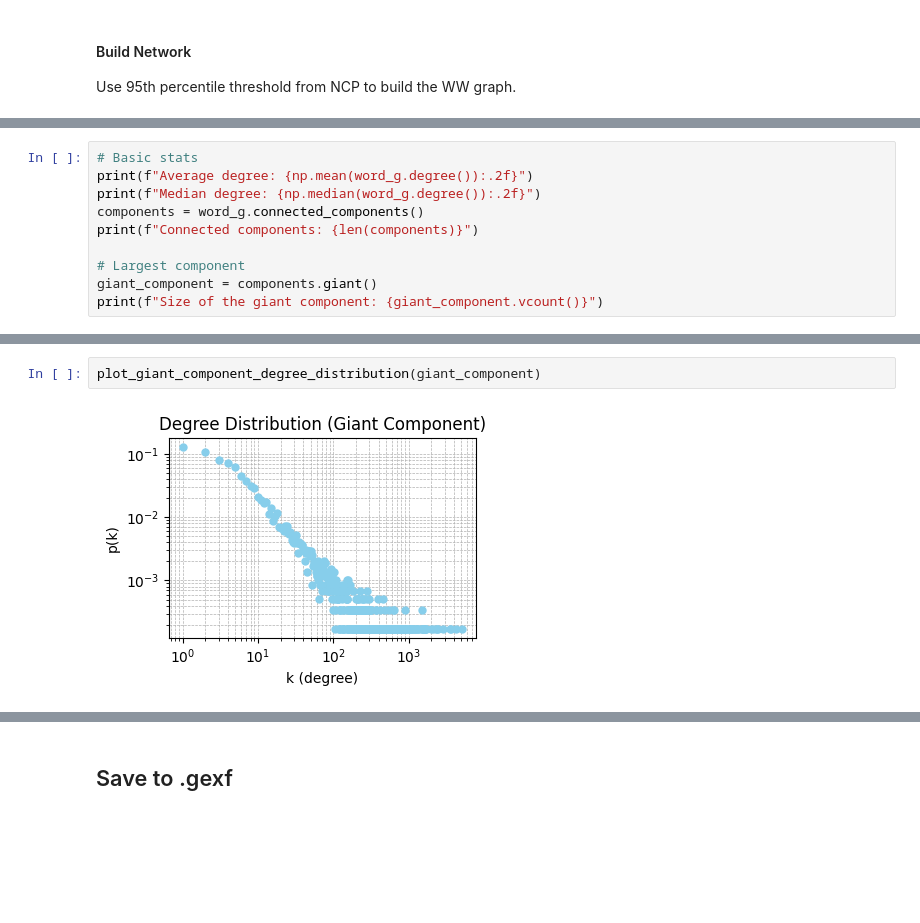
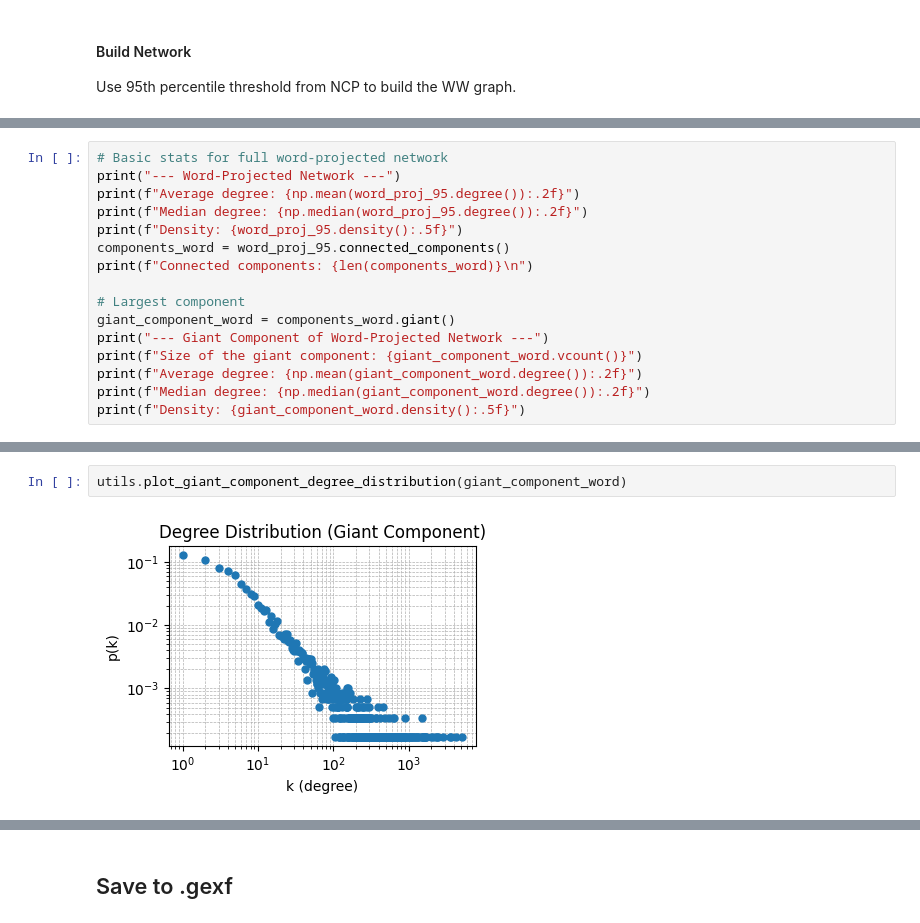
Before and after one commit to mikaelpoli/after-the-vote-network, a Jupyter notebook: build_network.ipynb, the cells around one changed output, grey strips where cells are left out. Cells and saved outputs as stored; diff of their text form; blank space fills up the shorter version.

Commit message:
Extracted Pww giant component

```diff
--- a/build_network.ipynb
+++ b/build_network.ipynb
@@ -160,13 +161,19 @@ print(f"Graph is connected? {word_g.is_connected()}.")
 Word-projected graph has 6247 nodes and 131415 edges.
 Graph is connected? False.
 # %%
-# Basic stats
-print(f"Average degree: {np.mean(word_g.degree()):.2f}")
-print(f"Median degree: {np.median(word_g.degree()):.2f}")
-components = word_g.connected_components()
-print(f"Connected components: {len(components)}")
+# Basic stats for full word-projected network
+print("--- Word-Projected Network ---")
+print(f"Average degree: {np.mean(word_proj_95.degree()):.2f}")
+print(f"Median degree: {np.median(word_proj_95.degree()):.2f}")
+print(f"Density: {word_proj_95.density():.5f}")
+components_word = word_proj_95.connected_components()
+print(f"Connected components: {len(components_word)}\n")
 
 # Largest component
-giant_component = components.giant()
-print(f"Size of the giant component: {giant_component.vcount()}")
+giant_component_word = components_word.giant()
+print("--- Giant Component of Word-Projected Network ---")
+print(f"Size of the giant component: {giant_component_word.vcount()}")
+print(f"Average degree: {np.mean(giant_component_word.degree()):.2f}")
+print(f"Median degree: {np.median(giant_component_word.degree()):.2f}")
+print(f"Density: {giant_component_word.density():.5f}")
 # %% [output]
@@ -224,4 +191,4 @@ def plot_giant_component_degree_distribution(giant_component):
 # %%
-plot_giant_component_degree_distribution(giant_component)
+utils.plot_giant_component_degree_distribution(giant_component_word)
 # %% [output]
-[figure, old version]
+[figure, new version]
```
Also changed, not shown: parts of 25 cells of this notebook.
